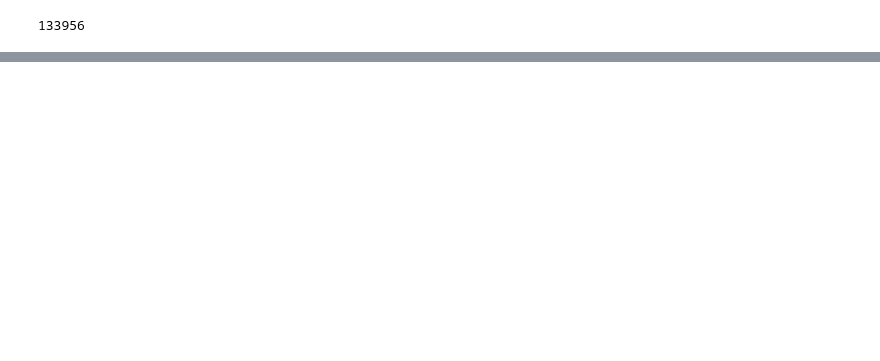
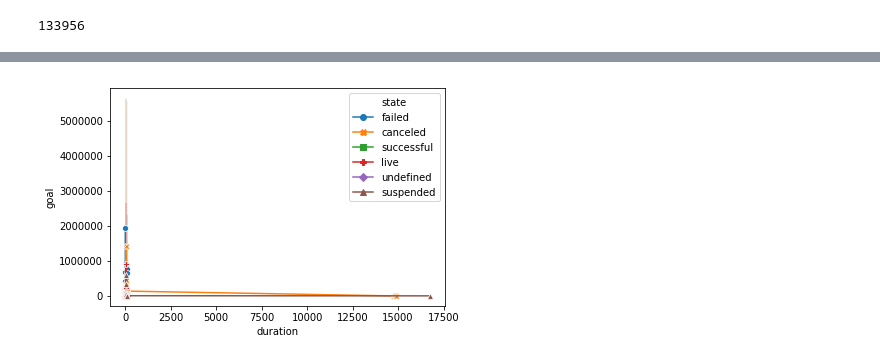
Before and after one commit to jamiejamiebobamie/dataScience1.1, a Jupyter notebook: final_project.ipynb, the cells around one changed output, grey strips where cells are left out. Saved outputs shown, nothing was run; the diff lists cells and outputs as text; code cells hidden in the pictures; blank space fills up the shorter version.

```diff
--- a/final_project.ipynb
+++ b/final_project.ipynb
@@ -65,3 +65,5 @@ sns.barplot(x="category", y='pledged', palette="winter", data=success)
 success['category'].count()
 # %% [output]
 133956
+# %%
+df['year'] = df.deadline.str[:4]
@@ -67,0 +354,4 @@ success['category'].count()
+# %%
+ax = sns.lineplot(x="duration", y="goal", hue="state", style="state", markers=True, dashes=False, data=df)
+# %% [output]
+[figure, added]
```
Also changed, not shown: parts of 42 cells of this notebook.
